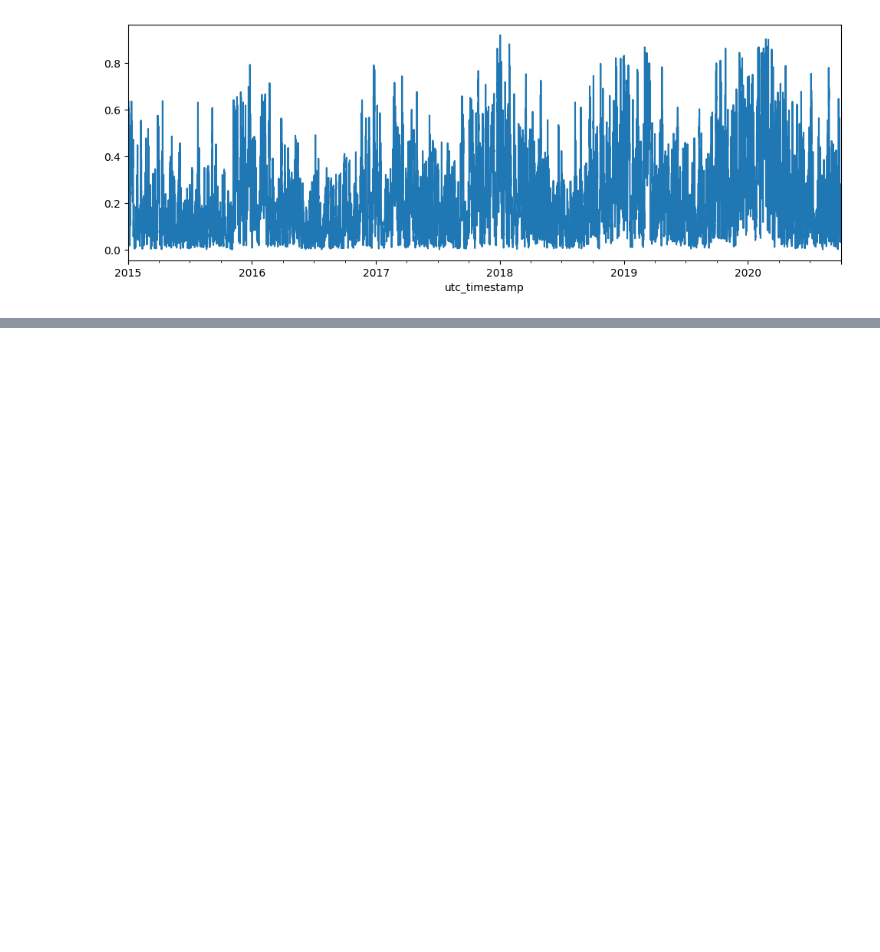
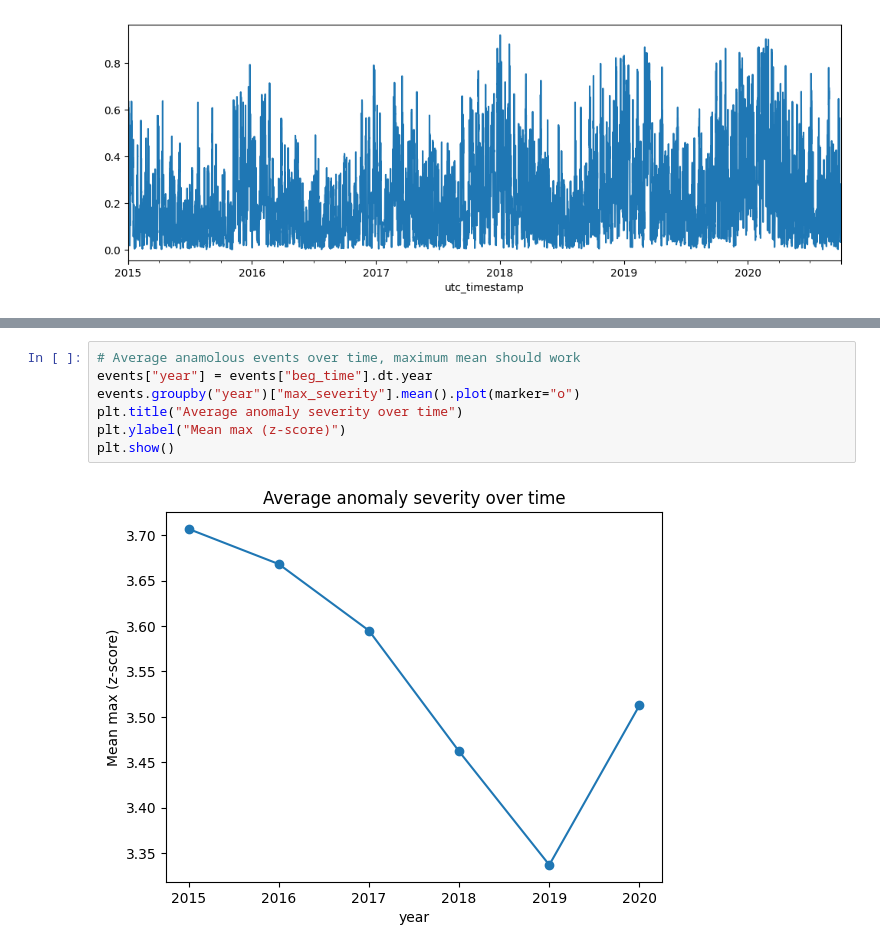
Before and after one commit to shubhambansal11-code/OPSD_Anomaly_Detection, a Jupyter notebook: notebooks/data_eda.ipynb, the cells around one changed output, grey strips where cells are left out. Drawn from its saved outputs; the diff is of its cells as text; blank space fills up the shorter version.

```diff
--- a/notebooks/data_eda.ipynb
+++ b/notebooks/data_eda.ipynb
@@ -161,0 +210,9 @@ plt.show()
+# %%
+# Average anamolous events over time, maximum mean should work
+events["year"] = events["beg_time"].dt.year
+events.groupby("year")["max_severity"].mean().plot(marker="o")
+plt.title("Average anomaly severity over time")
+plt.ylabel("Mean max (z-score)")
+plt.show()
+# %% [output]
+[figure, added]
```
Also changed, not shown: parts of 8 cells of this notebook.
